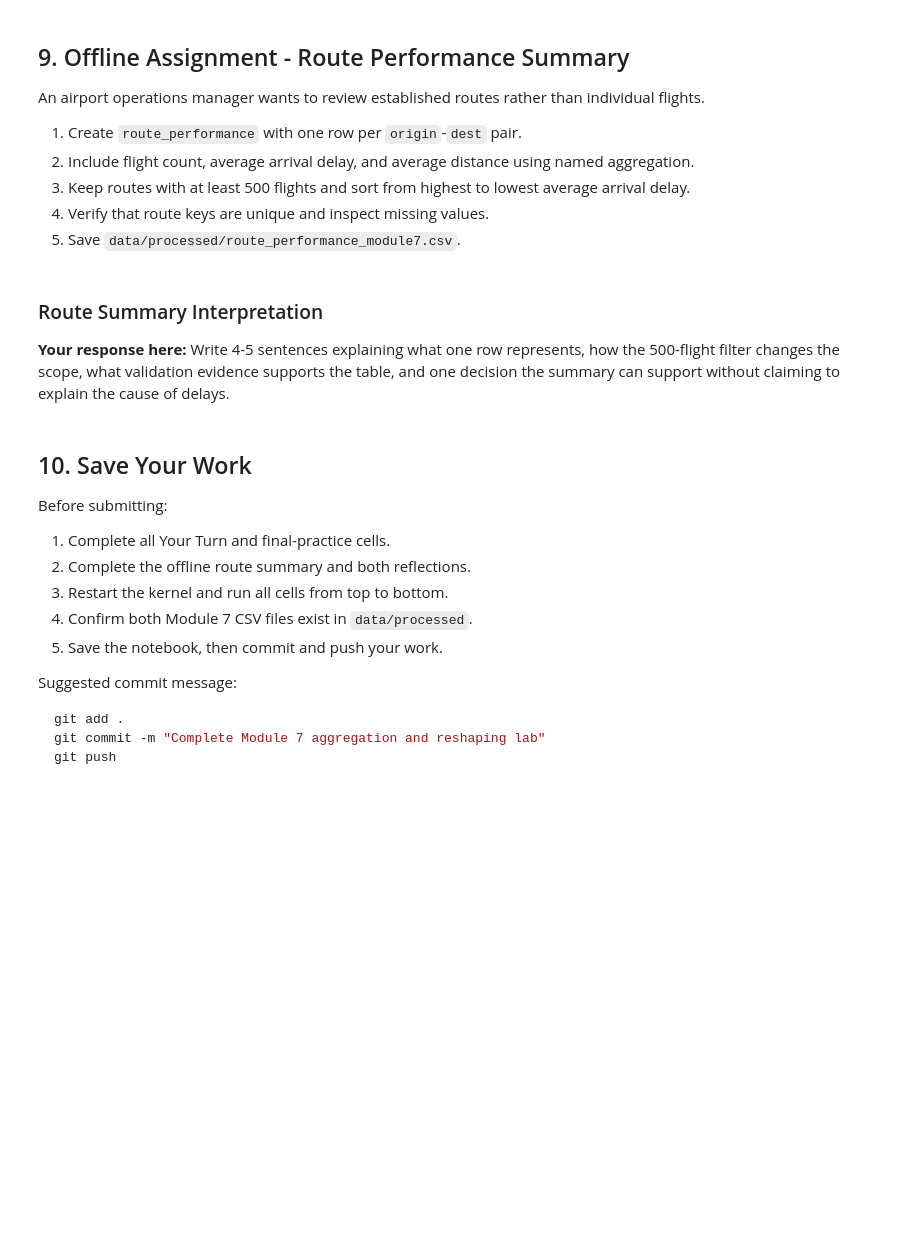
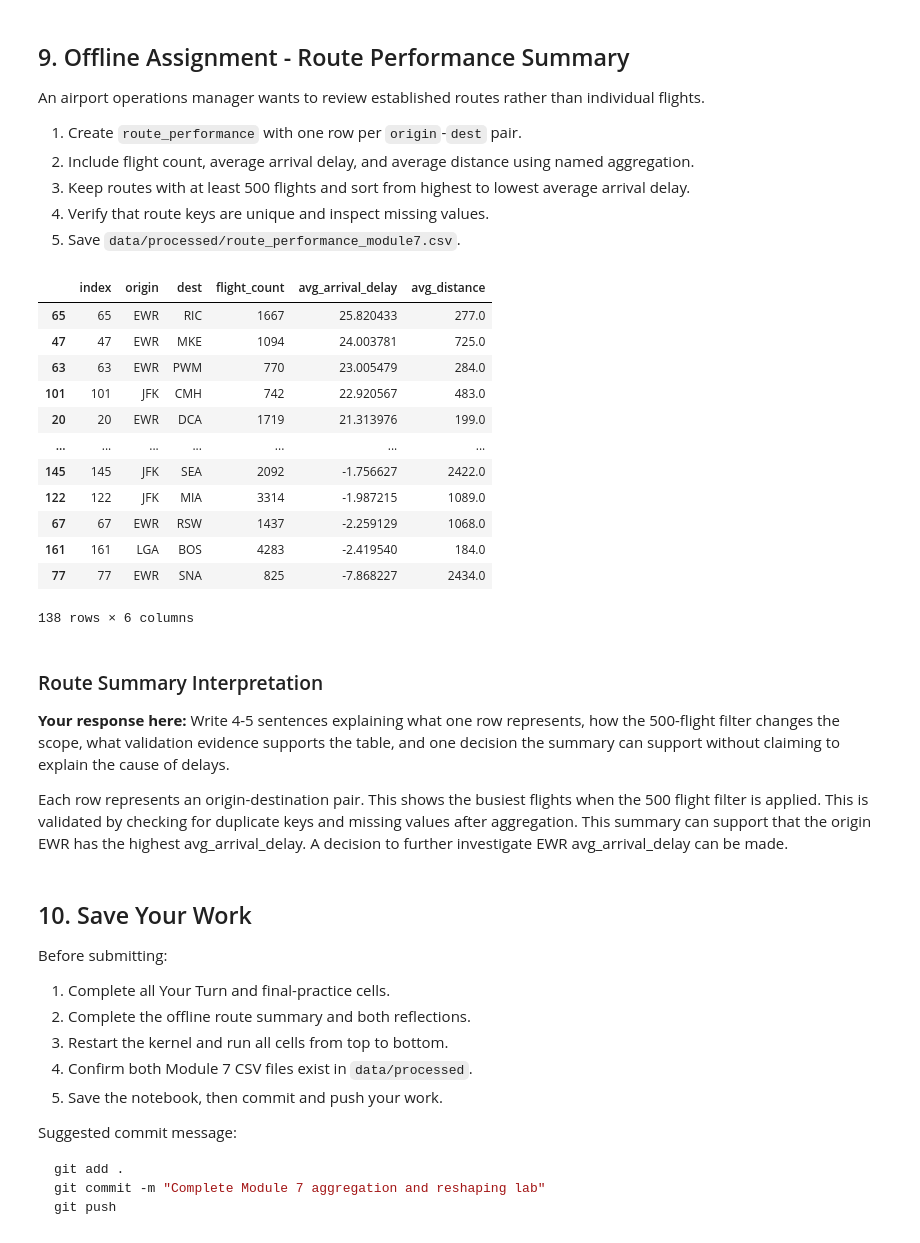
Before and after one commit to Microdrig1/BAN6003week7-8-MERodriguez, a Jupyter notebook: notebooks/module7_aggregation_reshaping_guided_lab.ipynb, the cells around one changed output. Cells and saved outputs as stored; diff of their text form; code cells hidden in the pictures; blank space fills up the shorter version.

Commit message:
Complete Module 7 aggregation and reshaping lab

```diff
--- a/notebooks/module7_aggregation_reshaping_guided_lab.ipynb
+++ b/notebooks/module7_aggregation_reshaping_guided_lab.ipynb
@@ -753,15 +756,49 @@ An airport operations manager wants to review established routes rather than ind
 # %%
 # Offline Assignment - Your code here
 # Suggested sequence:
 # 1. Start with flights.groupby(["origin", "dest"], as_index=False).agg(...).
 # 2. Use named aggregation for the three requested measures.
 # 3. Filter flight_count, sort avg_arrival_delay, and reset the index.
 # 4. Check duplicate keys and missing values before calling .to_csv().
 # Build, validate, display, and save route_performance.
+
+route_performance = flights.groupby(["origin", "dest"], as_index=False).agg(
+    flight_count = ("flight", "count"),
+    avg_arrival_delay= ("arr_delay", "mean"),
+    avg_distance = ("distance", "mean")
+    ).reset_index()
+
+route_performance = route_performance.query("flight_count >= 500").sort_values("avg_arrival_delay", ascending=False)
+
+route_performance.shape
+
+route_performance.duplicated(["origin", "dest"]).isna().sum()
+
+route_performance.isnull().sum()
+
+display(route_performance)
+
+route_performance.to_csv(module7_output_path, index=False)
+# %% [output]
+|  | index | origin | dest | flight_count | avg_arrival_delay | avg_distance |
+| 65 | 65 | EWR | RIC | 1667 | 25.820433 | 277.0 |
+| 47 | 47 | EWR | MKE | 1094 | 24.003781 | 725.0 |
+| 63 | 63 | EWR | PWM | 770 | 23.005479 | 284.0 |
+| 101 | 101 | JFK | CMH | 742 | 22.920567 | 483.0 |
+| 20 | 20 | EWR | DCA | 1719 | 21.313976 | 199.0 |
+| ... | ... | ... | ... | ... | ... | ... |
+| 145 | 145 | JFK | SEA | 2092 | -1.756627 | 2422.0 |
+| 122 | 122 | JFK | MIA | 3314 | -1.987215 | 1089.0 |
+| 67 | 67 | EWR | RSW | 1437 | -2.259129 | 1068.0 |
+| 161 | 161 | LGA | BOS | 4283 | -2.419540 | 184.0 |
+| 77 | 77 | EWR | SNA | 825 | -7.868227 | 2434.0 |
+138 rows × 6 columns
 # %% [markdown]
 ### Route Summary Interpretation
 
 **Your response here:** Write 4-5 sentences explaining what one row represents, how the 500-flight filter changes the scope, what validation evidence supports the table, and one decision the summary can support without claiming to explain the cause of delays.
+
+Each row represents an origin-destination pair. This shows the busiest flights when the 500 flight filter is applied. This is validated by checking for duplicate keys and missing values after aggregation. This summary can support that the origin EWR has the highest avg_arrival_delay. A decision to further investigate EWR avg_arrival_delay can be made.
 # %% [markdown]
 ## 10. Save Your Work
 
```
Also changed, not shown: parts of 2 cells of this notebook, 1 other file.
